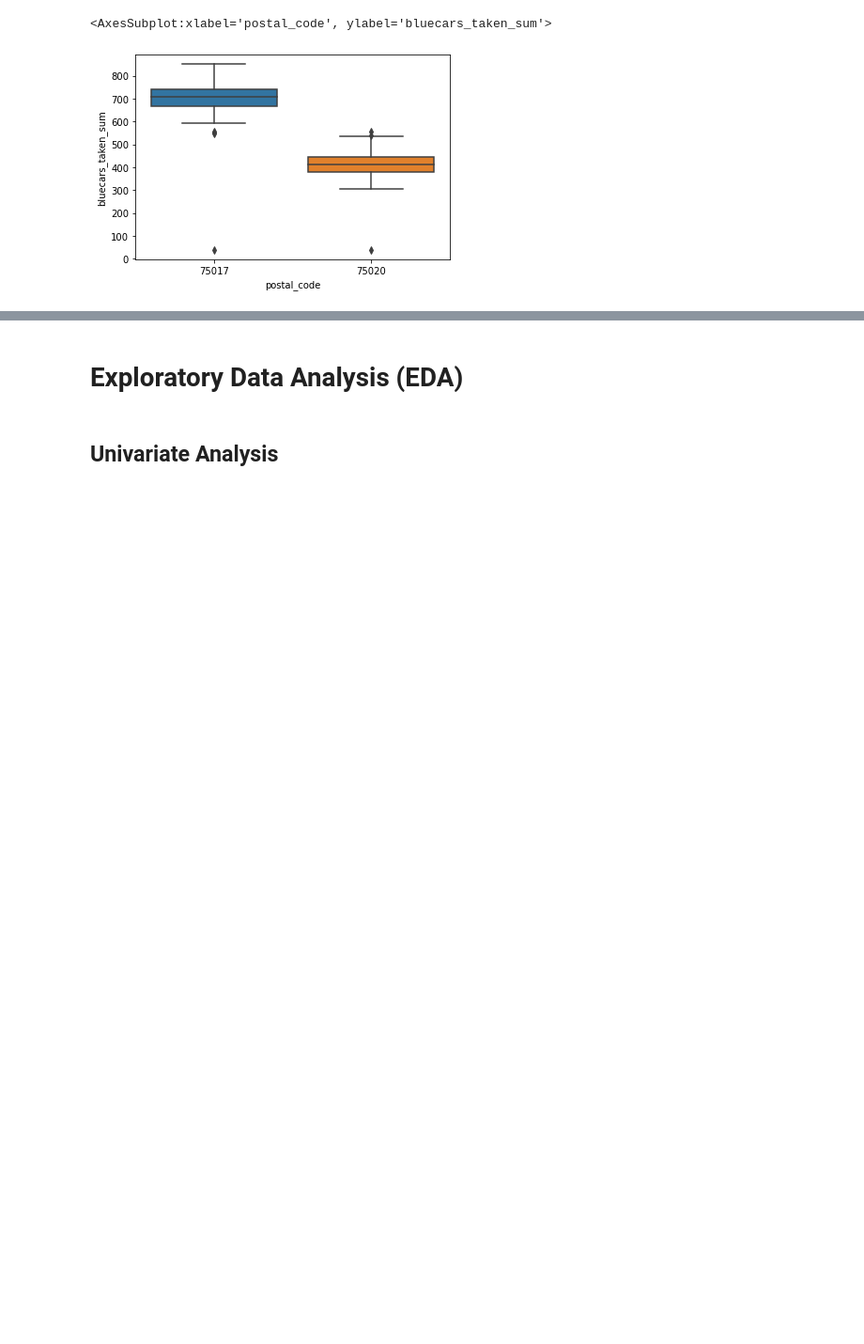
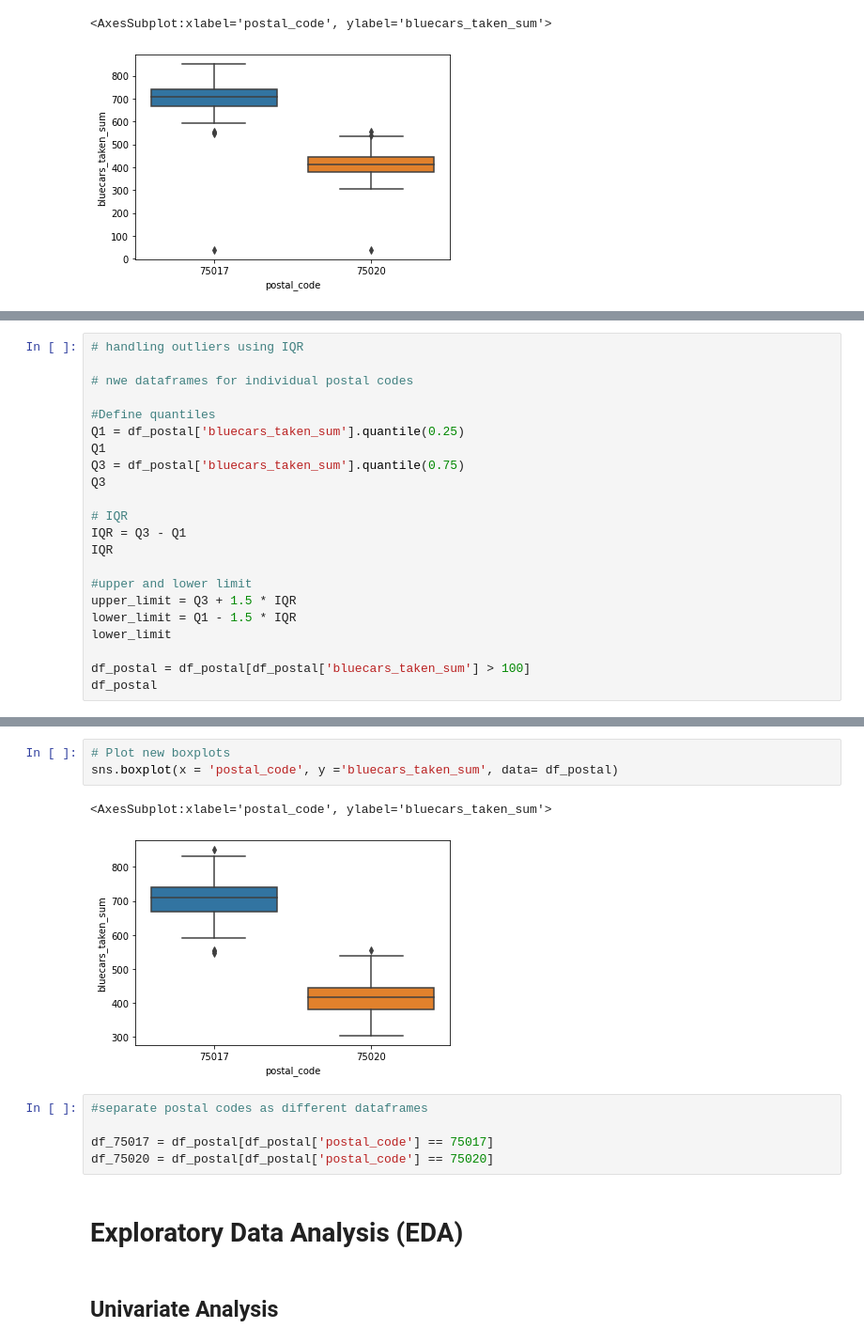
Before and after one commit to mbururyan/Autolib-Hypothesis-Testing, a Jupyter notebook: autolib.ipynb, the cells around one changed output, grey strips where cells are left out. Shown: that part at 94% size. Cells and saved outputs as stored; diff of their text form; blank space fills up the shorter version.

```diff
--- a/autolib.ipynb
+++ b/autolib.ipynb
@@ -211,0 +212,22 @@ So as not to tamper witj the averages, they will not be dropped.
+# %%
+# handling outliers using IQR
+
+# nwe dataframes for individual postal codes
+
+#Define quantiles
+Q1 = df_postal['bluecars_taken_sum'].quantile(0.25)
+Q1
+Q3 = df_postal['bluecars_taken_sum'].quantile(0.75)
+Q3
+
+# IQR
+IQR = Q3 - Q1
+IQR
+
+#upper and lower limit
+upper_limit = Q3 + 1.5 * IQR
+lower_limit = Q1 - 1.5 * IQR
+lower_limit
+
+df_postal = df_postal[df_postal['bluecars_taken_sum'] > 100]
+df_postal
@@ -212,3 +248,14 @@ So as not to tamper witj the averages, they will not be dropped.
+# %%
+# Plot new boxplots
+sns.boxplot(x = 'postal_code', y ='bluecars_taken_sum', data= df_postal)
+# %% [output]
+<AxesSubplot:xlabel='postal_code', ylabel='bluecars_taken_sum'>
+[figure, added]
+# %%
+#separate postal codes as different dataframes
+
+df_75017 = df_postal[df_postal['postal_code'] == 75017]
+df_75020 = df_postal[df_postal['postal_code'] == 75020]
 # %% [markdown]
 # Exploratory Data Analysis (EDA)
 # %% [markdown]
```
Also changed, not shown: parts of 27 cells of this notebook.
